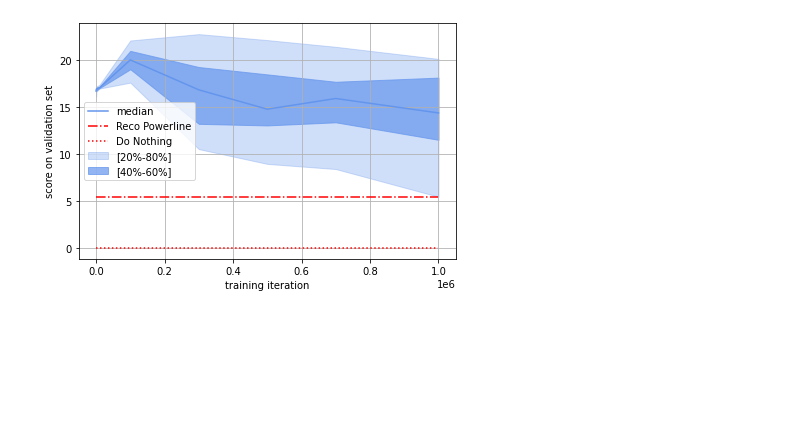
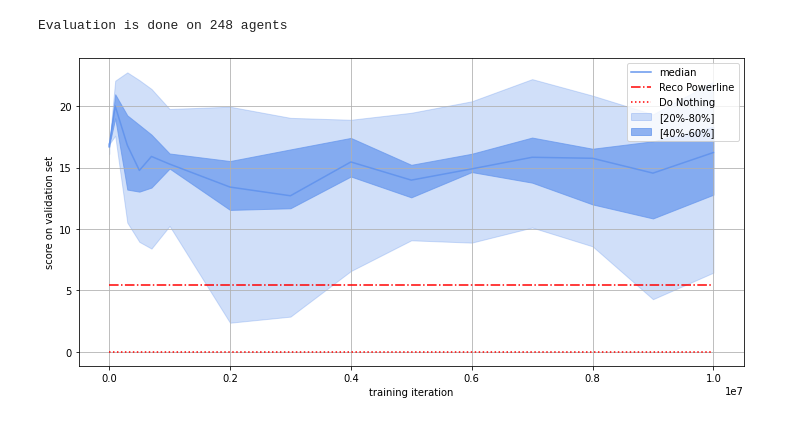
Before and after one commit to gaetanserre/L2RPN-WCCI-Baselines, a Jupyter notebook: RL/make_figure_6.ipynb, the cells around one changed output. Drawn from its saved outputs; the diff is of its cells as text; code cells hidden in the pictures; blank space fills up the shorter version.

Commit message:
adding some figures and code to generate them

```diff
--- a/RL/make_figure_6.ipynb
+++ b/RL/make_figure_6.ipynb
@@ -3,26 +3,55 @@
 # python run_trained_agents.py --has_cuda=0 --safe_max_rho 1.0 --limit_cs_margin 60. --expe_name figure_6_all --nb_process 4 --training_iter 1 100 1000 10000 100000 300000 500000 700000 1000000 --path_agents /home/donnotben/Documents/2022_ADPRL_paper/PPO_one_week_trained
 # before this notebook
 
-
-# OR
-
-# python run_trained_agents.py --has_cuda=0 --safe_max_rho 1.0 --limit_cs_margin 60. --expe_name figure_6_4 --nb_process 4 --training_iter 1000000 2000000 4000000 6000000 8000000 10000000 --path_agents /home/donnotben/Documents/2022_ADPRL_paper/PPO_one_week_trained
+"""
+nohup python run_trained_agents.py \
+    --has_cuda=0 \
+    --safe_max_rho 0.99 \
+    --limit_cs_margin 60. \
+    --expe_name figure_6_5 \
+    --nb_process 18 \
+    --training_iter 1000000 2000000 3000000 4000000 5000000 6000000 7000000 8000000 9000000 10000000 \
+    --path_agents ~/Documents/2022_ADPRL_paper/start_expe/PPO_one_week_trained \
+    &
+"""
 
 import matplotlib.pyplot as plt
 import json
 import os
 import numpy as np
+import copy
 
 path = "."
 score_reco = 5.44
 percentile_ = [20, 40, 50, 60, 80]
 # with open (os.path.join(path, "agents_runs_figure_6_2.json"), "r") as f:
+
 with open (os.path.join(path, "agents_runs_figure_6_3.json"), "r") as f:
+    dict_beginning_ = json.load(f)
+
+# with open (os.path.join(path, "agents_runs_figure_6_3.json"), "r") as f:
+with open (os.path.join(path, "agents_runs_figure_6_5.json"), "r") as f:
     dict_all_ = json.load(f)
+
+def dict_merge(dict1, dict2):
+    res = copy.deepcopy(dict1)
+    for k in dict2:
+        if k not in res:
+            res[k] = copy.deepcopy(dict2[k])
+        else:
+            if isinstance(res[k], dict):
+                res[k] = dict_merge(res[k], dict2[k])
+            else:
+                print(f"error for key in dict2: {k}")
+    return res
+
+dict_all = dict_merge(dict_beginning_, dict_all_)
+# dict_all = dict_all_
 # %%
 score_iter = {}
 nb_survived_iter = {}
-for safe_max_rho_, dict_f in dict_all_.items():
+nb_agent = 0
+for safe_max_rho_, dict_f in dict_all.items():
     for limit_cs_margin_, res_margin in dict_f.items():
         for training_iter_, res_iter in res_margin.items():
             score_this = []
@@ -31,6 +60,7 @@ for safe_max_rho_, dict_f in dict_all_.items():
                 model_nm = os.path.split(os.path.split(weights_dir_str)[0])[1]
                 score_this.append(tmp_res_model['score_avg'])
                 nb_survived_this.append(tmp_res_model["total_survived"])
+                nb_agent += 1
             if score_this:
                 score_iter[training_iter_] = (np.percentile(score_this, percentile_[0]),
                                               np.percentile(score_this, percentile_[1]),
@@ -45,10 +75,15 @@ for safe_max_rho_, dict_f in dict_all_.items():
                                                     np.percentile(nb_survived_this, percentile_[3]),
                                                     np.percentile(nb_survived_this, percentile_[4]),
                                                     )
+
+print(f"Evaluation is done on {nb_agent} agents")
+# %% [output]
+Evaluation is done on 248 agents
 # %%
 x_plt = sorted(score_iter.keys(),
                key=lambda x: int(x))
 x_displ = [int(el) for el in x_plt]
+plt.rcParams["figure.figsize"] = (10, 5)
 plt.fill_between(x_displ,
                  y1=[score_iter[el][0] for el in x_plt],
                  y2=[score_iter[el][4] for el in x_plt],
@@ -57,31 +92,31 @@ plt.fill_between(x_displ,
                  label=f"[{percentile_[0]}%-{percentile_[-1]}%]"
                  )
 plt.fill_between(x_displ,
                  y1=[score_iter[el][1] for el in x_plt],
                  y2=[score_iter[el][3] for el in x_plt],
                  color="cornflowerblue",
                  alpha=0.7,
                  label=f"[{percentile_[1]}%-{percentile_[-2]}%]"
                  )
 plt.plot(x_displ,
          [score_iter[el][2] for el in x_plt],
          color="cornflowerblue",
          label="median")
 if True:
     plt.plot((x_displ[0], x_displ[-1]),
              [score_reco, score_reco],
              color="red",
              linestyle="-.",
              label="Reco Powerline")
     plt.plot((x_displ[0], x_displ[-1]),
              [0., 0.],
              color="red",
              linestyle=":",
              label="Do Nothing")
 plt.xlabel("training iteration")
 plt.ylabel("score on validation set")
 plt.grid()
 plt.legend() # loc="upper left")
 plt.tight_layout()
 # %% [output]
-[figure, old version]
+[figure, new version]
```
Also changed, not shown: 10 other files.
